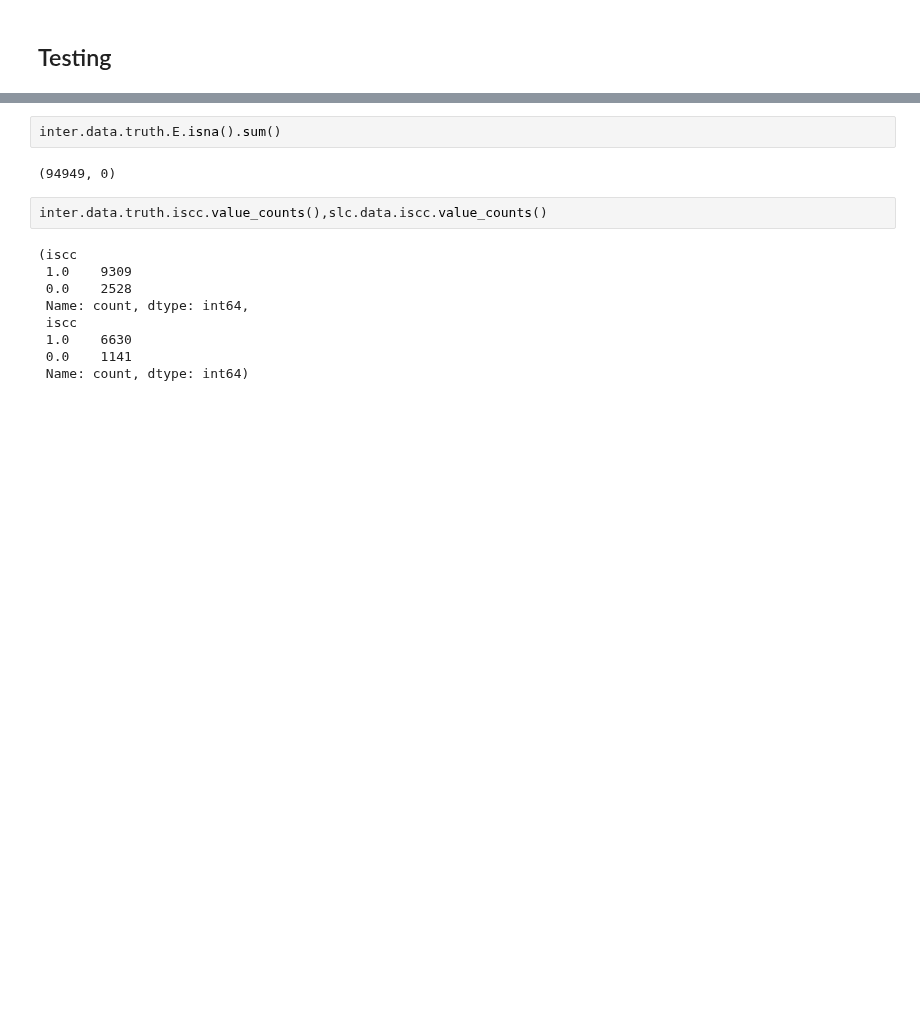
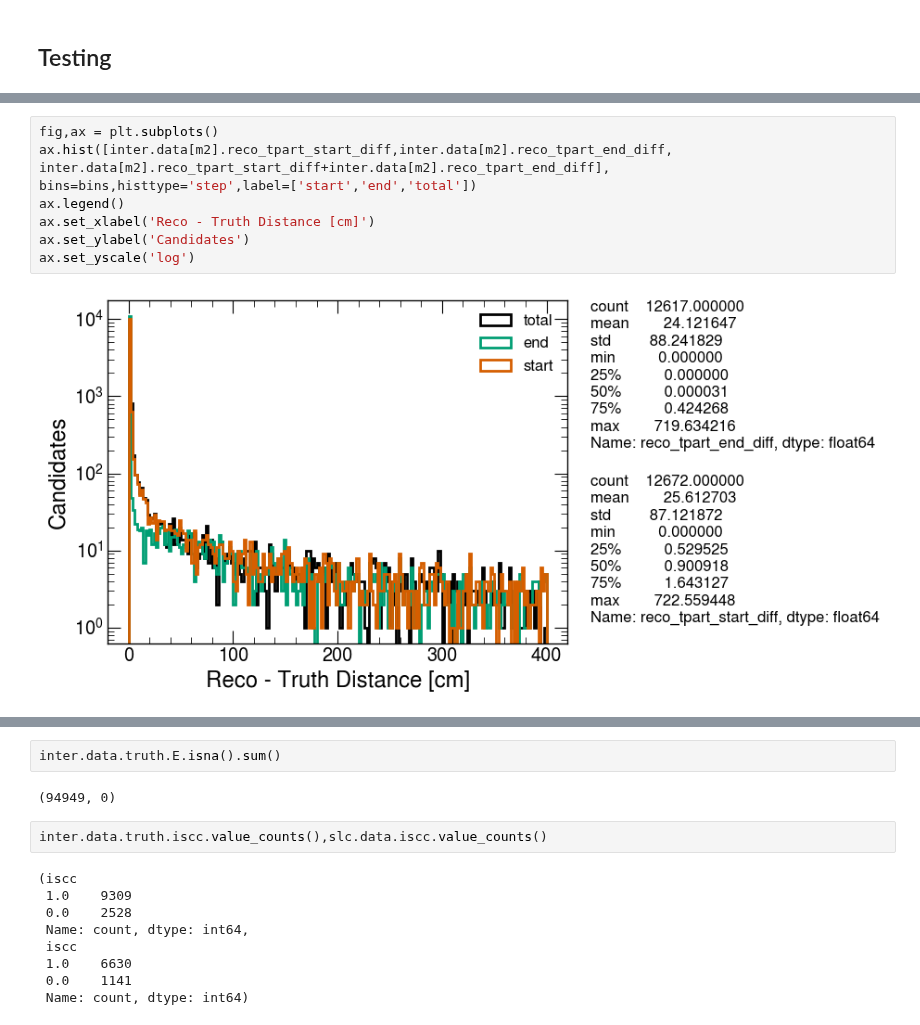
Before and after one commit to sungbinoh/cafpyana, a Jupyter notebook: analysis_village/numuincl/postprocess.ipynb, the cells around one changed output, grey strips where cells are left out. Cells and saved outputs as stored; diff of their text form; blank space fills up the shorter version.

```diff
--- a/analysis_village/numuincl/postprocess.ipynb
+++ b/analysis_village/numuincl/postprocess.ipynb
@@ -256,0 +1042,11 @@ POT_LABEL = f'{pot_base:.2f} x 10$^{{{pot_mag}}}$ POT'
+# %%
+fig,ax = plt.subplots()
+ax.hist([inter.data[m2].reco_tpart_start_diff,inter.data[m2].reco_tpart_end_diff,
+inter.data[m2].reco_tpart_start_diff+inter.data[m2].reco_tpart_end_diff],
+bins=bins,histtype='step',label=['start','end','total'])
+ax.legend()
+ax.set_xlabel('Reco - Truth Distance [cm]')
+ax.set_ylabel('Candidates')
+ax.set_yscale('log')
+# %% [output]
+[figure, added]
```
Also changed, not shown: parts of 57 cells of this notebook, 5 other files.
